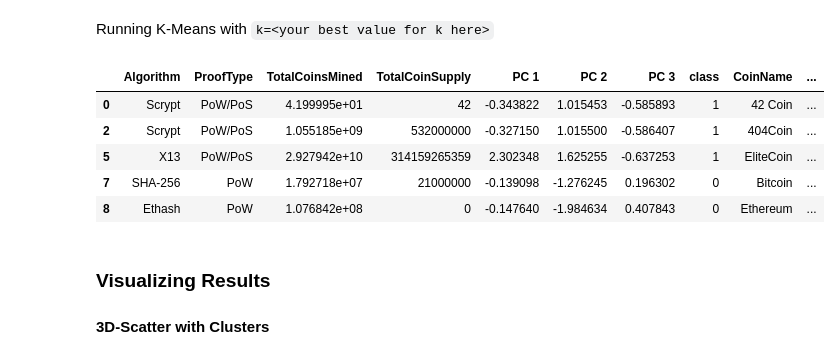
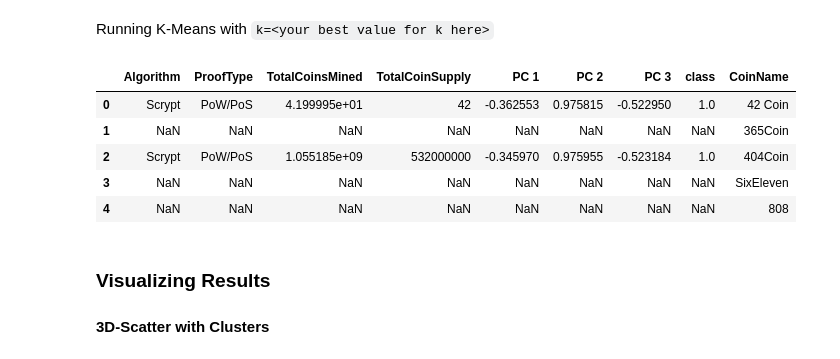
Before and after one commit to campbell8081/Unit13-AWS, a Jupyter notebook: crypto_clustering.ipynb, the cells around one changed output. Saved outputs shown, nothing was run; the diff lists cells and outputs as text; code cells hidden in the pictures.

```diff
--- a/crypto_clustering.ipynb
+++ b/crypto_clustering.ipynb
@@ -65,7 +65,7 @@ crypto_data = crypto_data.loc[crypto_data['TotalCoinSupply'] != 'N/A']
 crypto_data = crypto_data.loc[crypto_data['ProofType'] != 'N/A']
 # %%
 # Store the 'CoinName'column in its own DataFrame prior to dropping it from crypto_df
-all_crypto_data = crypto_data
+coin_data = crypto_df.drop(columns=['Algorithm', 'Unnamed: 0', 'IsTrading', 'ProofType', 'TotalCoinsMined', 'TotalCoinSupply'])
 # %%
 # Drop the 'CoinName' column since it's not going to be used on the clustering algorithm
 crypto_data = crypto_data.drop(columns='CoinName')
@@ -147,26 +147,26 @@ Running K-Means with `k=<your best value for k here>`
 # %%
 # Initialize the K-Means model
 model = KMeans(n_clusters=3, random_state=0)
 
 # Fit the model
 model.fit(pca_df)
 
 # Predict clusters
 predictions = model.predict(pca_df)
 
 # Create a new DataFrame including predicted clusters and cryptocurrencies features
 pca_df["class"] = model.labels_
 
 
-clustered_df = pd.concat([crypto_data, pca_df, all_crypto_data], axis=1)
+clustered_df = pd.concat([crypto_data, pca_df, coin_data], axis=1)
 clustered_df.head()
 # %% [output]
-|  | Algorithm | ProofType | TotalCoinsMined | TotalCoinSupply | PC 1 | PC 2 | PC 3 | class | CoinName | ... |
-| 0 | Scrypt | PoW/PoS | 4.199995e+01 | 42 | -0.343822 | 1.015453 | -0.585893 | 1 | 42 Coin | ... |
-| 2 | Scrypt | PoW/PoS | 1.055185e+09 | 532000000 | -0.327150 | 1.015500 | -0.586407 | 1 | 404Coin | ... |
-| 5 | X13 | PoW/PoS | 2.927942e+10 | 314159265359 | 2.302348 | 1.625255 | -0.637253 | 1 | EliteCoin | ... |
-| 7 | SHA-256 | PoW | 1.792718e+07 | 21000000 | -0.139098 | -1.276245 | 0.196302 | 0 | Bitcoin | ... |
-| 8 | Ethash | PoW | 1.076842e+08 | 0 | -0.147640 | -1.984634 | 0.407843 | 0 | Ethereum | ... |
+|  | Algorithm | ProofType | TotalCoinsMined | TotalCoinSupply | PC 1 | PC 2 | PC 3 | class | CoinName |
+| 0 | Scrypt | PoW/PoS | 4.199995e+01 | 42 | -0.362553 | 0.975815 | -0.522950 | 1.0 | 42 Coin |
+| 1 | NaN | NaN | NaN | NaN | NaN | NaN | NaN | NaN | 365Coin |
+| 2 | Scrypt | PoW/PoS | 1.055185e+09 | 532000000 | -0.345970 | 0.975955 | -0.523184 | 1.0 | 404Coin |
+| 3 | NaN | NaN | NaN | NaN | NaN | NaN | NaN | NaN | SixEleven |
+| 4 | NaN | NaN | NaN | NaN | NaN | NaN | NaN | NaN | 808 |
 # %% [markdown]
 ### Visualizing Results
 
```
Also changed, not shown: parts of 2 cells of this notebook.
